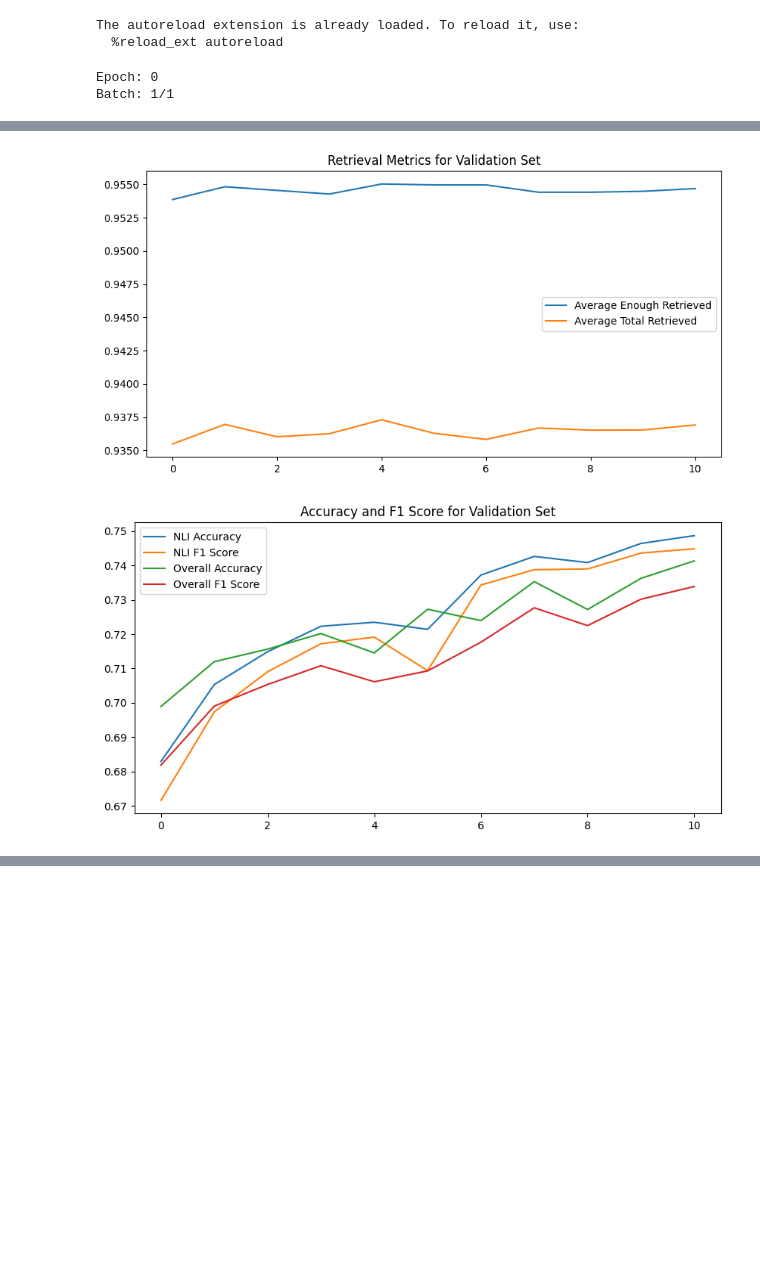
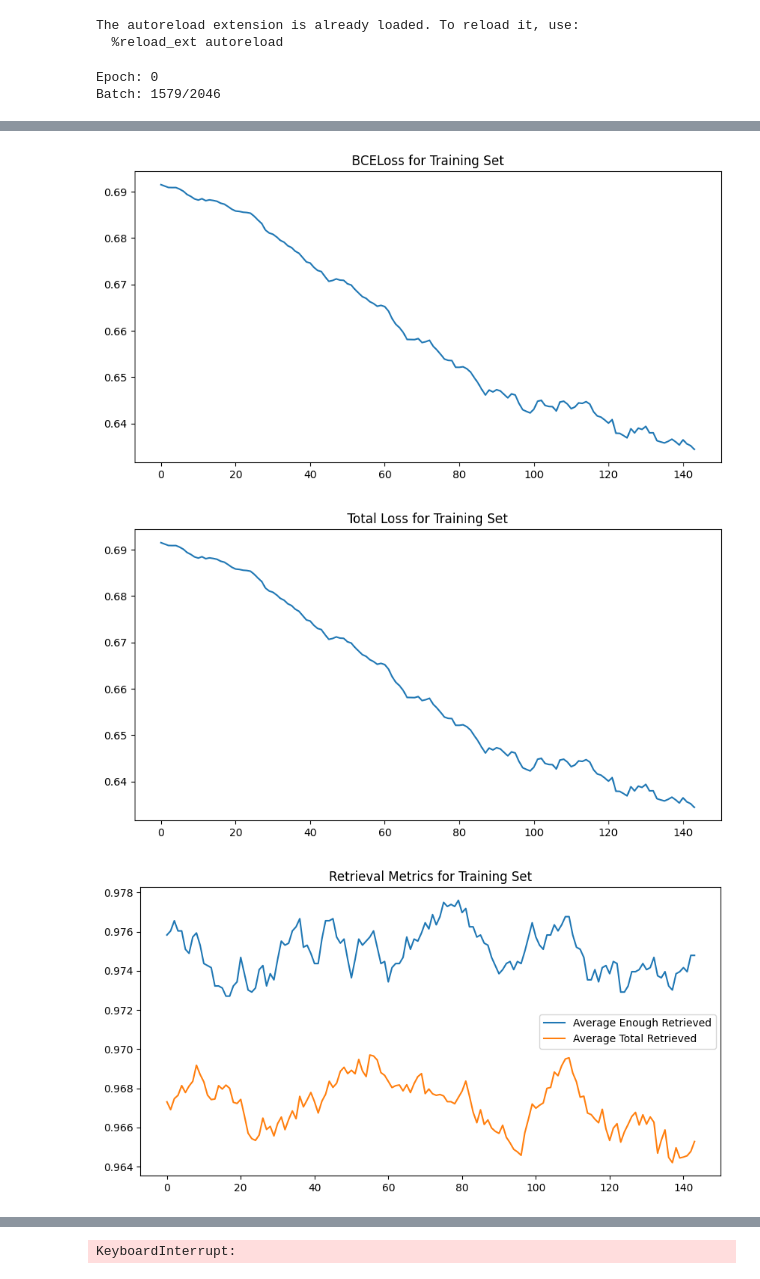
Before and after one commit to ignajgalloupm/tfm_disinformation, a Jupyter notebook: test.ipynb, the cells around one changed output, grey strips where cells are left out. Drawn from its saved outputs; the diff is of its cells as text; code cells hidden in the pictures; blank space fills up the shorter version.

```diff
--- a/test.ipynb
+++ b/test.ipynb
@@ -152,15 +53,15 @@ from wiki_dataset import WikiDataset
 from vector_database import VectorDatabase
 from torch.utils.data import DataLoader
 from fever_dataset import FeverDataset, FeverCollator
-from embedding_generation import EmbeddingGenerator, NLI
+from models2 import EmbeddingGenerator, NLI
 from validation import Validation
 from train import Train
 import torch
 from other_utils import print_progress
 
-N_EPOCHS = 10
-B = 0.1
-NUM_EXTRA_PAGES = 50000
+device = torch.device('cuda' if torch.cuda.is_available() else 'cpu')
+N_EPOCHS = 5
+NUM_EXTRA_PAGES = 0
 
 fever_collator = FeverCollator()
 train_fever_dataset = FeverDataset(type='train')
@@ -173,10 +74,15 @@ wiki_dataloader = DataLoader(wiki_dataset, batch_size=8196, num_workers=8, shuff
 emb_gen = EmbeddingGenerator()
 nli = NLI()
 
-device = torch.device('cuda' if torch.cuda.is_available() else 'cpu')
-loss_fn1 = torch.nn.CosineEmbeddingLoss(margin=0.5)
+
+loss_fn1 = torch.nn.CosineEmbeddingLoss(margin=0.2)
 loss_fn2 = torch.nn.BCEWithLogitsLoss()
-optimizer = torch.optim.Adam(list(nli.parameters()), lr=1e-3)#list(emb_gen.parameters()) +
+
+# a fussed optimizer
+optimizer = torch.optim.AdamW([
+    {'params': emb_gen.parameters(), 'lr': 1e-5},
+    {'params': nli.parameters(), 'lr': 1e-4}
+], fused=True)
 
 tracking_eval = {'nli_accuracy': [],
                 'nli_f1': [],
@@ -202,20 +108,20 @@ tracking_train = {'nli_accuracy': [],
 The autoreload extension is already loaded. To reload it, use:
   %reload_ext autoreload
 # %%
-train_fever_loader = DataLoader(train_fever_dataset, batch_size=30, num_workers=8, shuffle=True, collate_fn=fever_collator)
+train_fever_loader = DataLoader(train_fever_dataset, batch_size=64, num_workers=8, shuffle=True, collate_fn=fever_collator)
 # %%
-val = Validation(device=device, eval_loader=eval_fever_loader, loss_fn1=loss_fn1, loss_fn2=loss_fn2, B=B, model_name='test')
-train = Train(device=device, train_loader=train_fever_loader, loss_fn1=loss_fn1, loss_fn2=loss_fn2, B=B, optimizer=optimizer, model_name='test')
+val = Validation(device=device, eval_loader=eval_fever_loader, loss_fn1=loss_fn1, loss_fn2=loss_fn2, model_name='test')
+train = Train(device=device, train_loader=train_fever_loader, loss_fn1=loss_fn1, loss_fn2=loss_fn2, optimizer=optimizer, model_name='test')
 
 vdb = VectorDatabase(wiki_loader=wiki_dataloader, emb_gen=emb_gen, host='docker')
 #val.valid_epoch(vdb=vdb, emb_gen=emb_gen, nli=nli, tracking_eval=tracking_eval)
 print_progress(epoch=0, batch=1, num_total_batches=1, tracking_eval=tracking_eval, ma_ratio=None)
 for epoch in range(N_EPOCHS):
-    train.train_epoch(epoch=epoch, vdb=vdb, emb_gen=emb_gen, nli=nli, tracking_train=tracking_train, tracking_eval=tracking_eval, super_batch=10, vdb_refresh_rate=5000)
-    print_progress(epoch=0, batch=1, num_total_batches=1, tracking_eval=tracking_eval, ma_ratio=0.1)
-    val.valid_epoch(vdb=vdb, emb_gen=emb_gen, nli=nli, tracking_eval=tracking_eval)
-    print_progress(epoch=0, batch=1, num_total_batches=1, tracking_eval=tracking_eval, ma_ratio=0.1)
+    train.train_epoch(epoch=epoch, vdb=vdb, emb_gen=emb_gen, nli=nli, tracking_train=tracking_train, tracking_eval=tracking_eval, super_batch=10, vdb_refresh_rate=500000)
+    print_progress(epoch=0, batch=1, num_total_batches=1, tracking_train=tracking_train, tracking_eval=tracking_eval, ma_ratio=0.1)
+    #val.valid_epoch(vdb=vdb, emb_gen=emb_gen, nli=nli, tracking_eval=tracking_eval)
+    print_progress(epoch=0, batch=1, num_total_batches=1, tracking_train=tracking_train, tracking_eval=tracking_eval, ma_ratio=0.1)
     vdb.refresh(emb_gen)
 # %% [output]
 Epoch: 0
-Batch: 1/1
+Batch: 1579/2046
@@ -223,2 +129,3 @@ Batch: 1/1
-[figure, old version]
+[figure, new version]
-[figure, old version]
+[figure, new version]
+[figure, added]
@@ -235,3 +145,4 @@ Time to create collection: 116.84574103355408
+KeyboardInterrupt:
 # %%
 # sva the NLI model
 torch.save(nli.state_dict(), 'models/nli_v0.pth')
```
Also changed, not shown: parts of 15 cells of this notebook, 16 other files.
